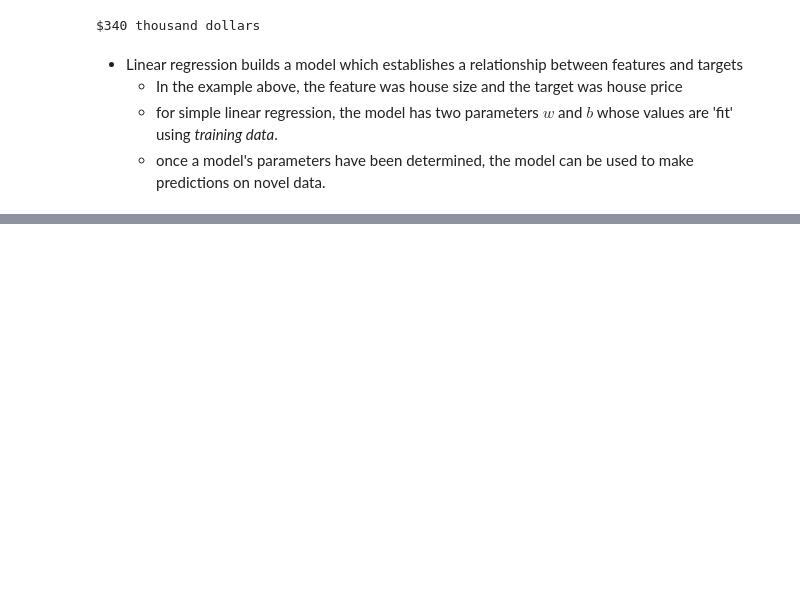
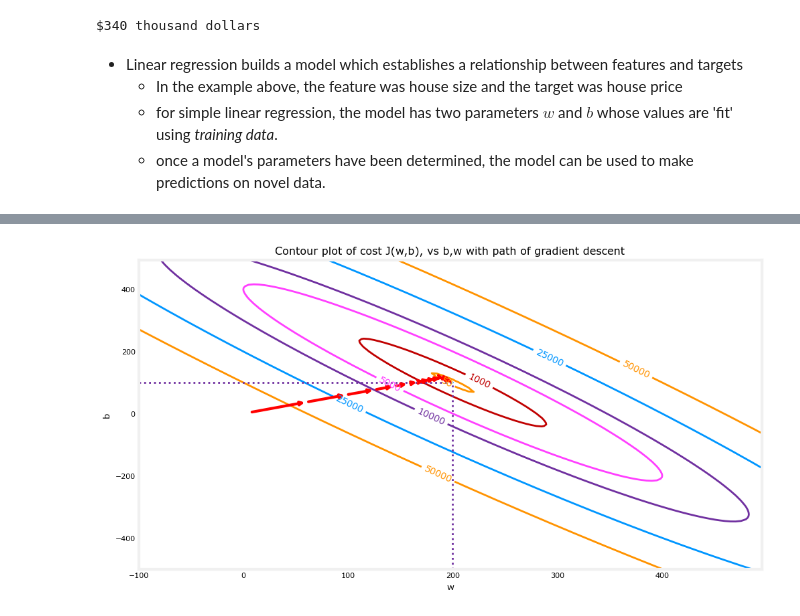
Before and after one commit to jinhuizi-fu/machine_learning_study_notes, a Jupyter notebook: notebooks/01_linear_regression.ipynb, the cells around one changed output, grey strips where cells are left out. Drawn from its saved outputs; the diff is of its cells as text; code cells hidden in the pictures; blank space fills up the shorter version.

```diff
--- a/notebooks/01_linear_regression.ipynb
+++ b/notebooks/01_linear_regression.ipynb
@@ -118,0 +271,5 @@ $340 thousand dollars
+# %%
+fig, ax = plt.subplots(1,1, figsize=(12, 6))
+plt_contour_wgrad(x_train, y_train, p_hist, ax)
+# %% [output]
+[figure, added]
```
Also changed, not shown: parts of 13 cells of this notebook, 5 other files.
